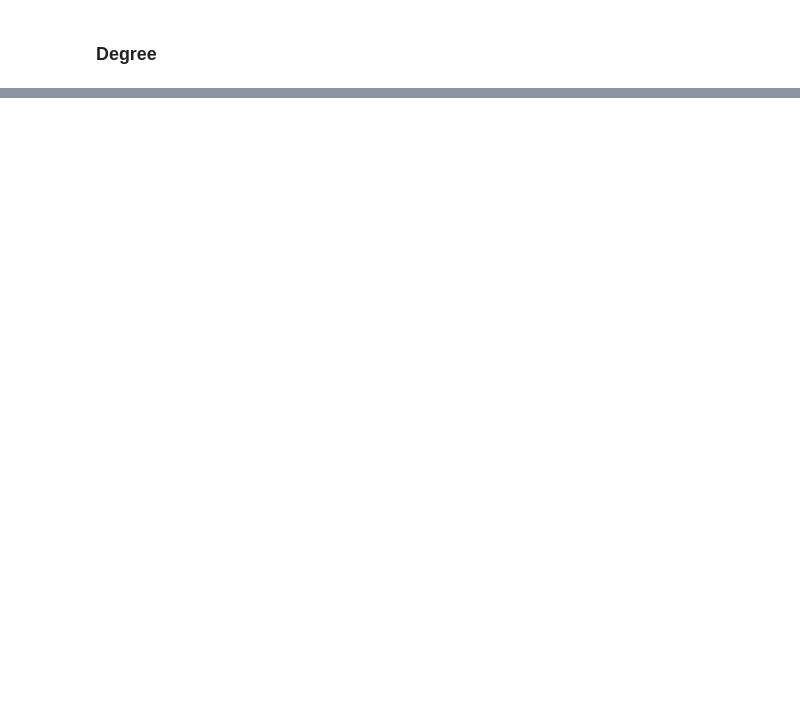
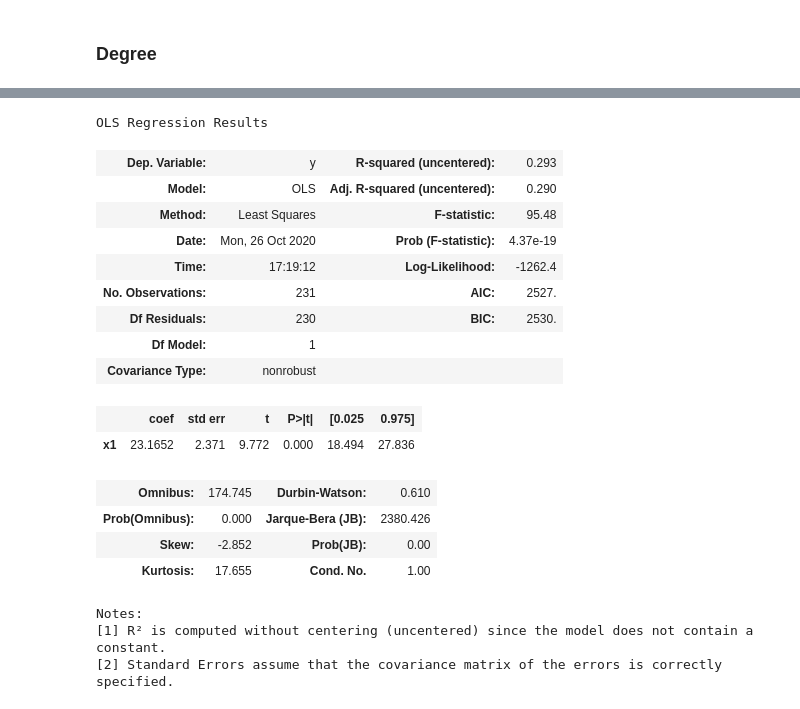
Before and after one commit to slimkaki/SpotifyNetwork, a Jupyter notebook: spotify_network.ipynb, the cells around one changed output, grey strips where cells are left out. Cells and saved outputs as stored; diff of their text form; code cells hidden in the pictures; blank space fills up the shorter version.

```diff
--- a/spotify_network.ipynb
+++ b/spotify_network.ipynb
@@ -68,5 +32,6 @@ nx.betweenness_centrality(g)
 # %% [markdown]
 ### Degree
 # %%
+deg = []
 for n in g.nodes:
-    print(n, g.degree(n))
+    deg.append(g.degree(n))
@@ -90,0 +120,24 @@ PnB Rock 1
+# %%
+model = sm.OLS(pop, deg)
+result = model.fit()
+result.summary()
+# %% [output]
+OLS Regression Results
+| Dep. Variable: | y | R-squared (uncentered): | 0.293 |
+| Model: | OLS | Adj. R-squared (uncentered): | 0.290 |
+| Method: | Least Squares | F-statistic: | 95.48 |
+| Date: | Mon, 26 Oct 2020 | Prob (F-statistic): | 4.37e-19 |
+| Time: | 17:19:12 | Log-Likelihood: | -1262.4 |
+| No. Observations: | 231 | AIC: | 2527. |
+| Df Residuals: | 230 | BIC: | 2530. |
+| Df Model: | 1 |  |  |
+| Covariance Type: | nonrobust |  |  |
+|  | coef | std err | t | P>|t| | [0.025 | 0.975] |
+| x1 | 23.1652 | 2.371 | 9.772 | 0.000 | 18.494 | 27.836 |
+| Omnibus: | 174.745 | Durbin-Watson: | 0.610 |
+| Prob(Omnibus): | 0.000 | Jarque-Bera (JB): | 2380.426 |
+| Skew: | -2.852 | Prob(JB): | 0.00 |
+| Kurtosis: | 17.655 | Cond. No. | 1.00 |
+Notes:
+[1] R² is computed without centering (uncentered) since the model does not contain a constant.
+[2] Standard Errors assume that the covariance matrix of the errors is correctly specified.
```
Also changed, not shown: parts of 24 cells of this notebook, 8 other files.
